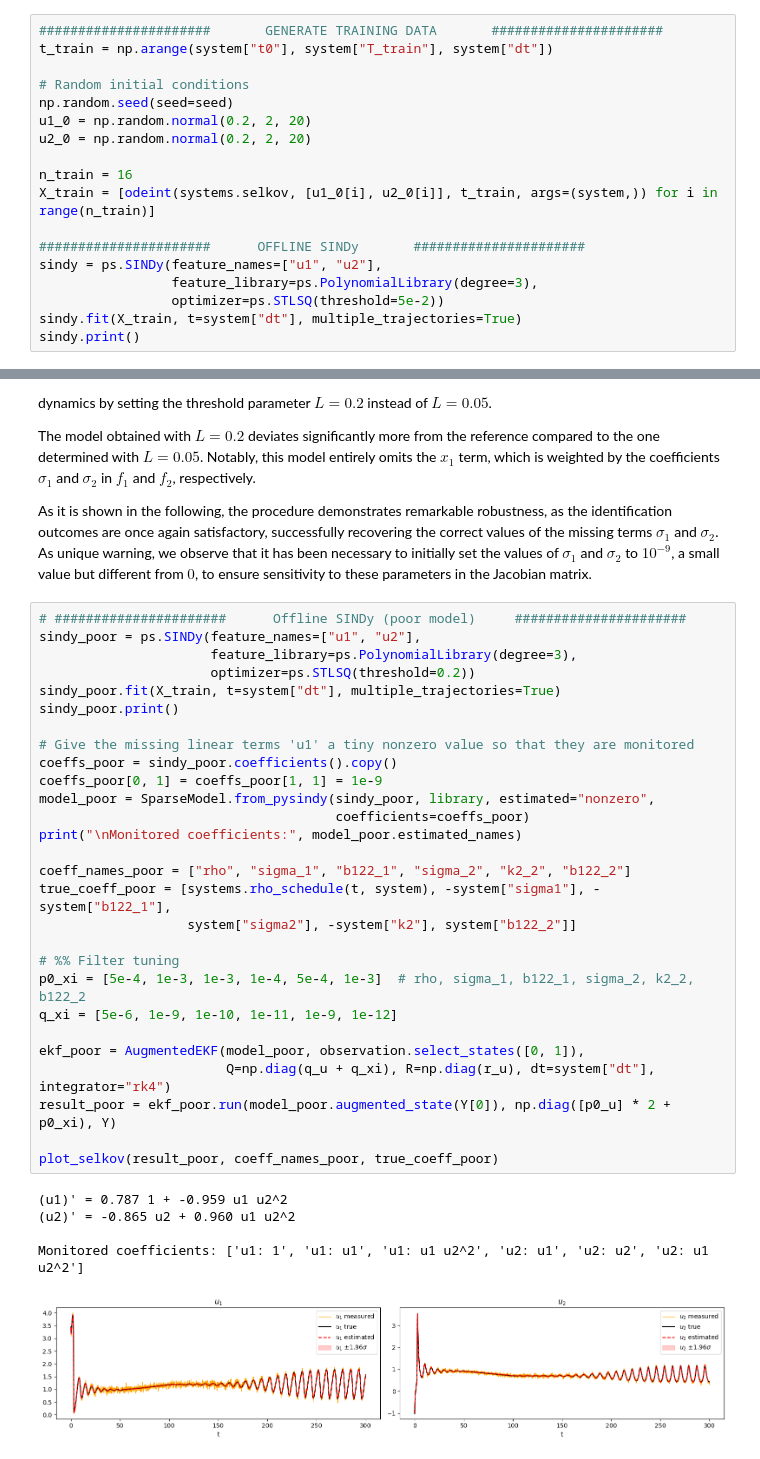
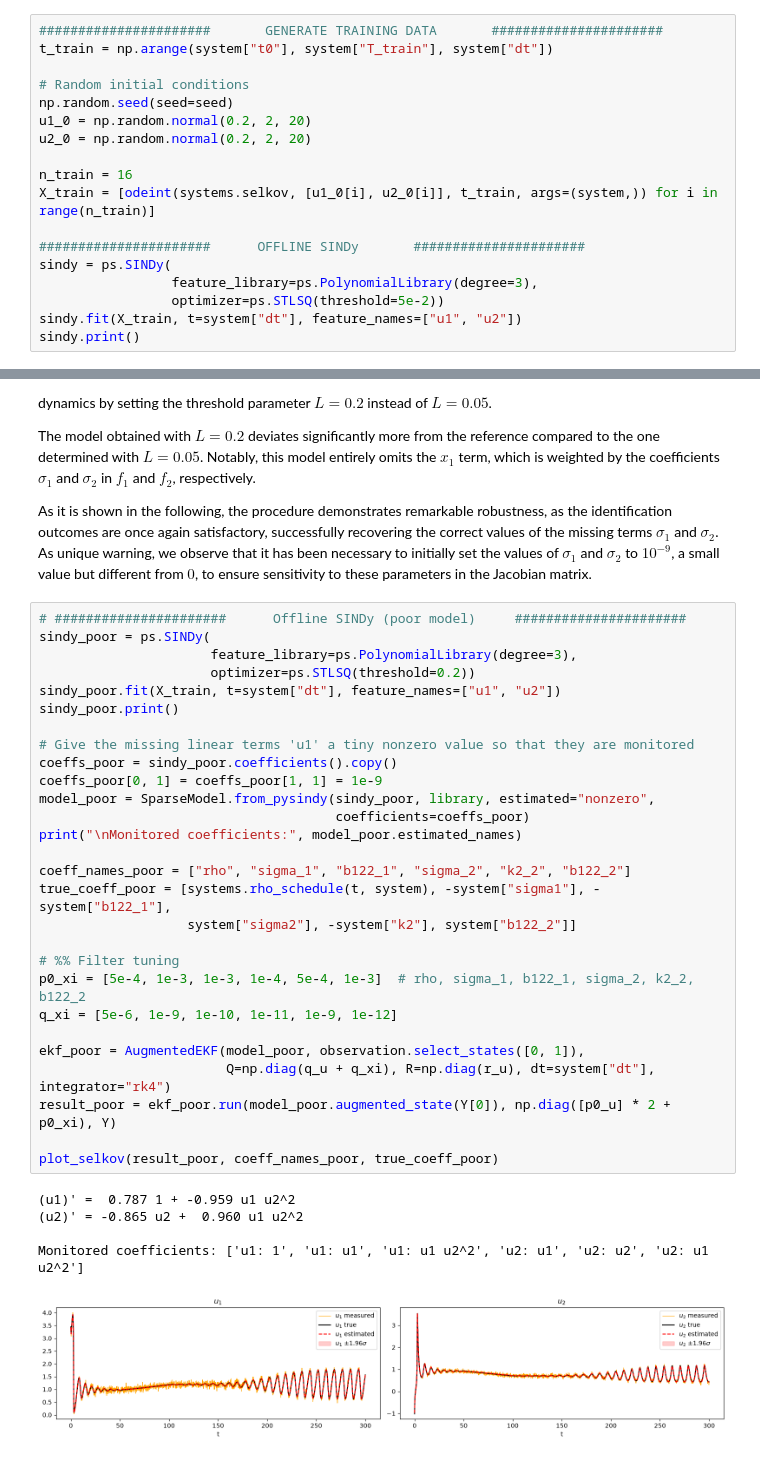
Before and after one commit to ContiPaolo/EKF-SINDy, a Jupyter notebook: notebooks/SelkovModel_OnlineLearning.ipynb, the cells around one changed output, grey strips where cells are left out. Drawn from its saved outputs; the diff is of its cells as text.

```diff
--- a/notebooks/SelkovModel_OnlineLearning.ipynb
+++ b/notebooks/SelkovModel_OnlineLearning.ipynb
@@ -85,9 +75,9 @@ n_train = 16
 X_train = [odeint(systems.selkov, [u1_0[i], u2_0[i]], t_train, args=(system,)) for i in range(n_train)]
 
 ######################      OFFLINE SINDy       ######################
-sindy = ps.SINDy(feature_names=["u1", "u2"],
+sindy = ps.SINDy(
                  feature_library=ps.PolynomialLibrary(degree=3),
                  optimizer=ps.STLSQ(threshold=5e-2))
-sindy.fit(X_train, t=system["dt"], multiple_trajectories=True)
+sindy.fit(X_train, t=system["dt"], feature_names=["u1", "u2"])
 sindy.print()
 # %% [output]
@@ -224,10 +214,10 @@ The model obtained with $L=0.2$ deviates significantly more from the reference c
 As it is shown in the following, the procedure demonstrates remarkable robustness, as the identification outcomes are once again satisfactory, successfully recovering the correct values of the missing terms $\sigma_1$ and $\sigma_2$. As unique warning, we observe that it has been necessary to initially set the values of $\sigma_1$ and $\sigma_2$ to $10^{-9}$, a small value but different from $0$, to ensure sensitivity to these parameters in the Jacobian matrix.
 # %%
 # ######################      Offline SINDy (poor model)     ######################
-sindy_poor = ps.SINDy(feature_names=["u1", "u2"],
+sindy_poor = ps.SINDy(
                       feature_library=ps.PolynomialLibrary(degree=3),
                       optimizer=ps.STLSQ(threshold=0.2))
-sindy_poor.fit(X_train, t=system["dt"], multiple_trajectories=True)
+sindy_poor.fit(X_train, t=system["dt"], feature_names=["u1", "u2"])
 sindy_poor.print()
 
 # Give the missing linear terms 'u1' a tiny nonzero value so that they are monitored
@@ -256,4 +246,4 @@ plot_selkov(result_poor, coeff_names_poor, true_coeff_poor)
 
 Monitored coefficients: ['u1: 1', 'u1: u1', 'u1: u1 u2^2', 'u2: u1', 'u2: u2', 'u2: u1 u2^2']
-[figure, old version]
+[figure, new version]
 [figure]
```
Also changed, not shown: parts of 5 cells of this notebook, 3 other files.
